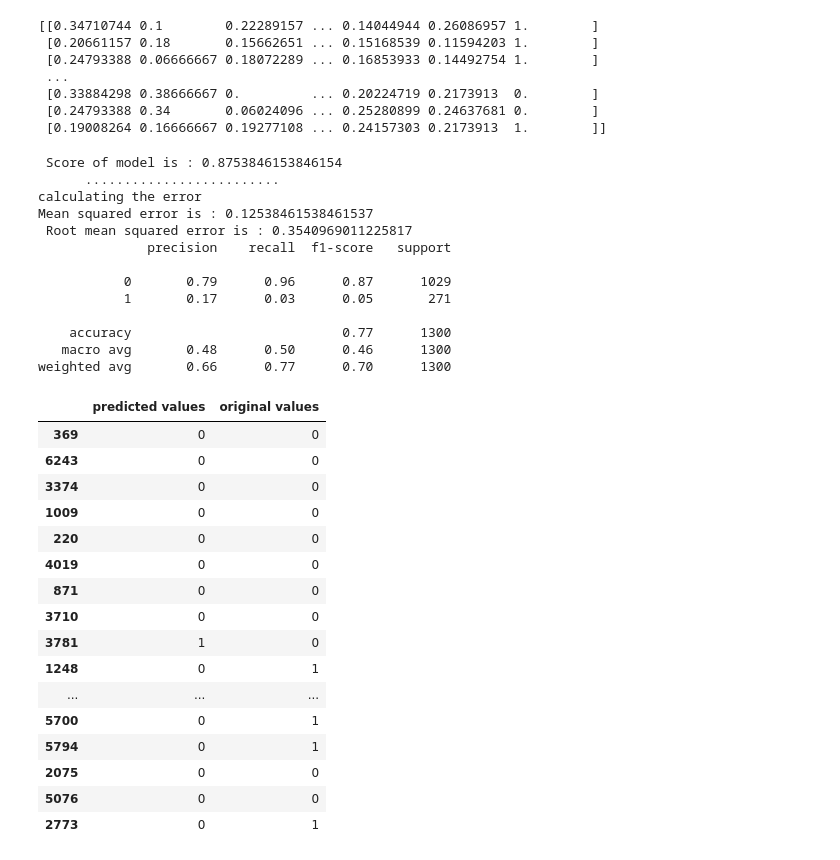
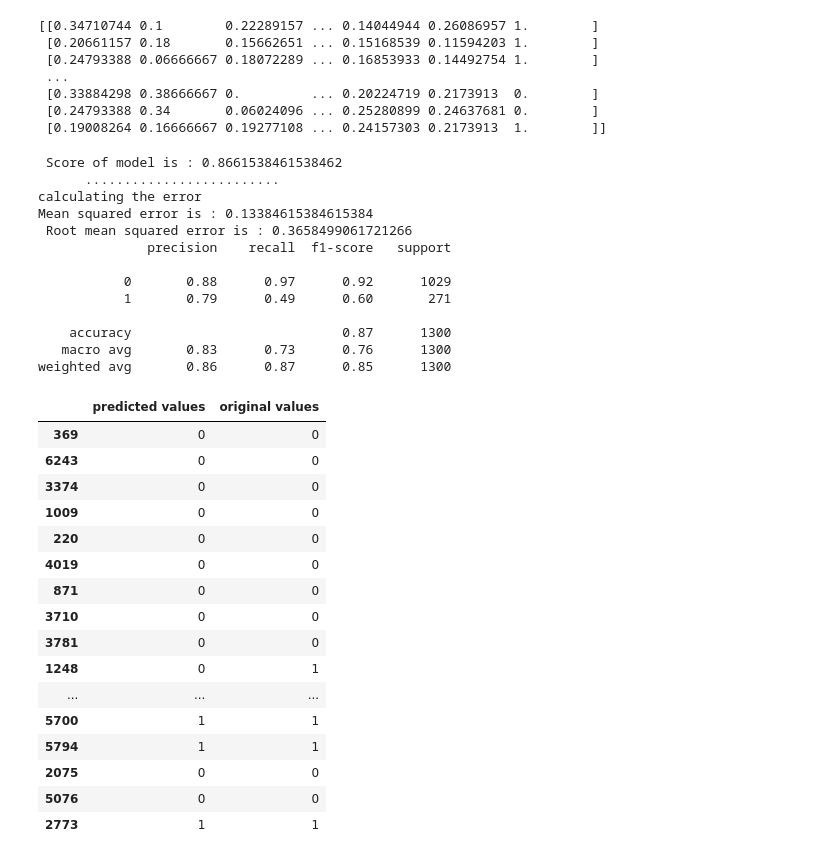
Before and after one commit to yashh18/Wine-quality-prediction, a Jupyter notebook: Wine_Quality_Prediction.ipynb, the cells around one changed output. Saved outputs shown, nothing was run; the diff lists cells and outputs as text; code cells hidden in the pictures.

```diff
--- a/Wine_Quality_Prediction.ipynb
+++ b/Wine_Quality_Prediction.ipynb
@@ -161,44 +161,45 @@ rnd_score = rnd.score(new_xtest,y_test)
 print(' Score of model is :', rnd_score)
 print('      ......................... ')
 print('calculating the error')
+y_predict = rnd.predict(new_xtest)
 MSE  = mean_squared_error(y_test,y_predict)
 RMSE = np.sqrt(MSE)
 print('Mean squared error is :', MSE)
 print(' Root mean squared error is :', RMSE)
-print(classification_report(y_test,x_predict))
+print(classification_report(y_test,y_predict))
 # %% [output]
- Score of model is : 0.8753846153846154
+ Score of model is : 0.8661538461538462
       .........................
 calculating the error
-Mean squared error is : 0.12538461538461537
- Root mean squared error is : 0.3540969011225817
+Mean squared error is : 0.13384615384615384
+ Root mean squared error is : 0.3658499061721266
               precision    recall  f1-score   support
 
-           0       0.79      0.96      0.87      1029
-           1       0.17      0.03      0.05       271
+           0       0.88      0.97      0.92      1029
+           1       0.79      0.49      0.60       271
 
-    accuracy                           0.77      1300
-   macro avg       0.48      0.50      0.46      1300
-weighted avg       0.66      0.77      0.70      1300
+    accuracy                           0.87      1300
+   macro avg       0.83      0.73      0.76      1300
+weighted avg       0.86      0.87      0.85      1300
 # %%
-x_predict = list(rnd.predict(x_test))
+x_predict = list(rnd.predict(new_xtest))
 predicted_df = {'predicted values': x_predict, 'original values': y_test}
 pd.DataFrame(predicted_df).head(20)
 # %% [output]
 |  | predicted values | original values |
 | 369 | 0 | 0 |
 | 6243 | 0 | 0 |
 | 3374 | 0 | 0 |
 | 1009 | 0 | 0 |
 | 220 | 0 | 0 |
 | 4019 | 0 | 0 |
 | 871 | 0 | 0 |
 | 3710 | 0 | 0 |
-| 3781 | 1 | 0 |
+| 3781 | 0 | 0 |
 | 1248 | 0 | 1 |
 | ... | ... | ... |
-| 5700 | 0 | 1 |
-| 5794 | 0 | 1 |
+| 5700 | 1 | 1 |
+| 5794 | 1 | 1 |
 | 2075 | 0 | 0 |
 | 5076 | 0 | 0 |
-| 2773 | 0 | 1 |
+| 2773 | 1 | 1 |
```
Also changed, not shown: parts of 1 cell of this notebook.
